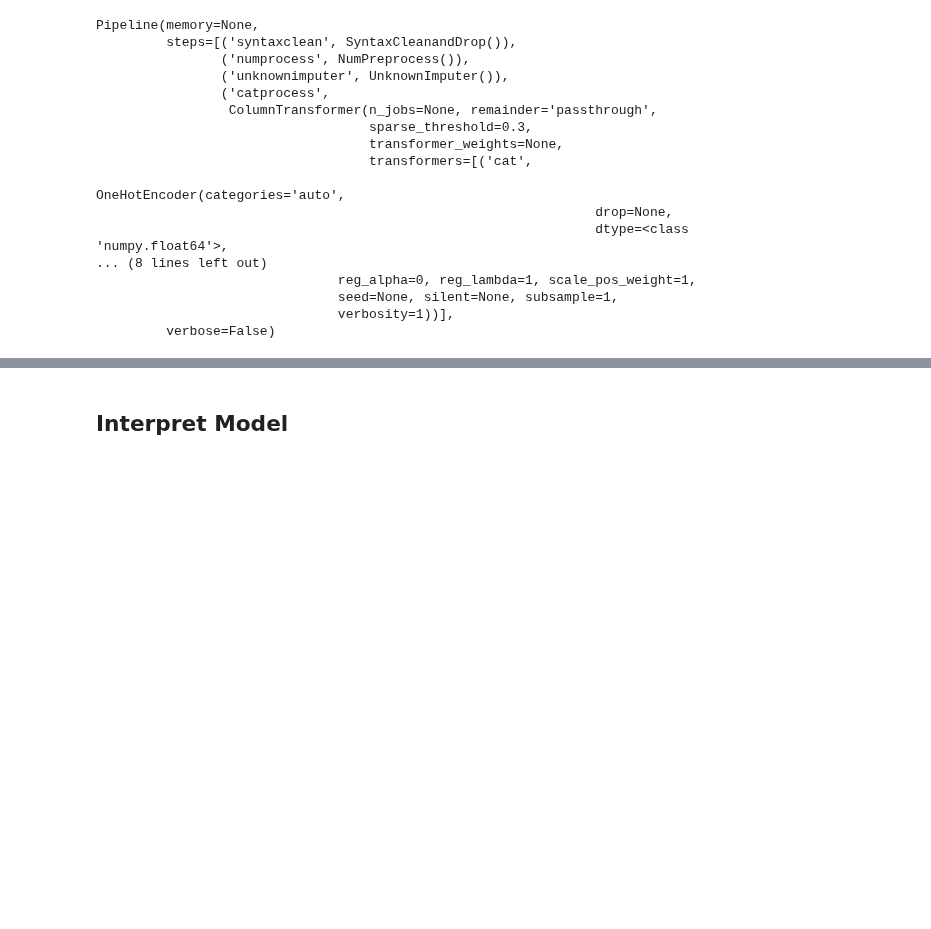
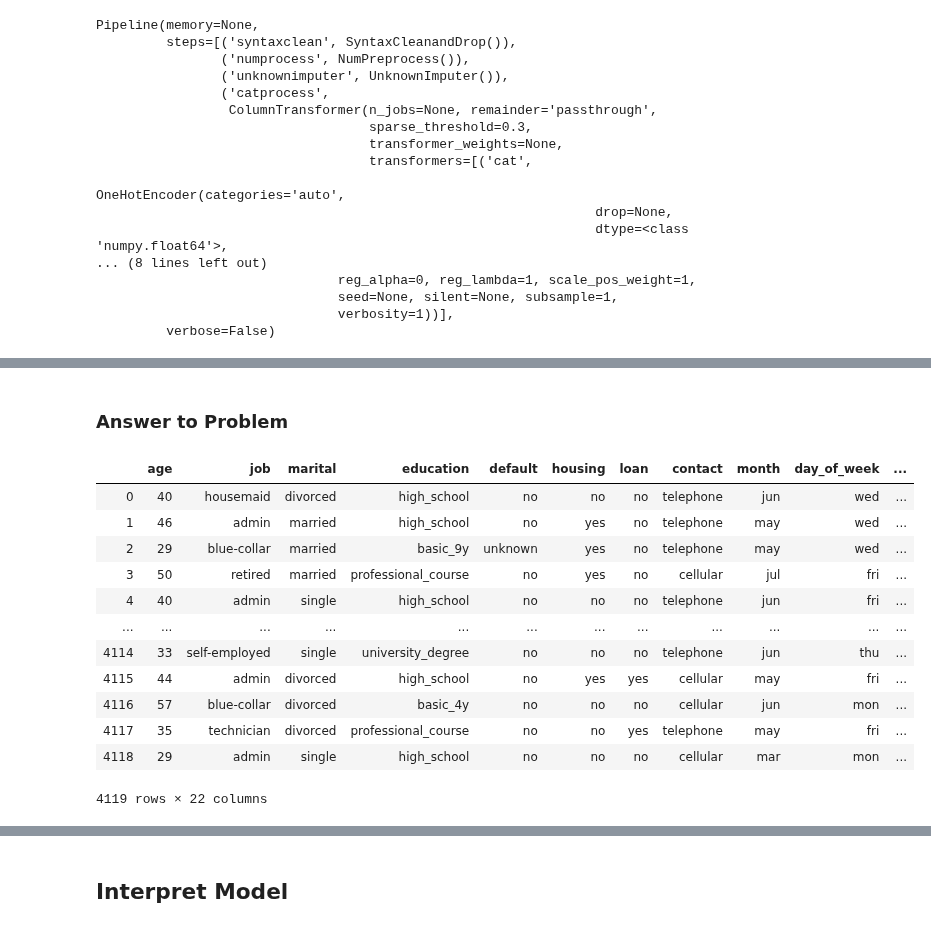
Before and after one commit to nadinezab/bank-marketing, a Jupyter notebook: bank-marketing.ipynb, the cells around one changed output, grey strips where cells are left out. Cells and saved outputs as stored; diff of their text form; code cells hidden in the pictures; blank space fills up the shorter version.

```diff
--- a/bank-marketing.ipynb
+++ b/bank-marketing.ipynb
@@ -1893,0 +1946,27 @@ Pipeline(memory=None,
+# %% [markdown]
+### Answer to Problem
+# %%
+pos_proba = full_pipeline.predict_proba(X_test)[:,1]
+pos_proba_s = pd.Series(pos_proba)
+
+test_set_with_proba = pd.concat([X_test, y_test, pos_proba_s], axis = 1)
+test_set_with_proba = test_set_with_proba.rename(columns = {0: 'yes_proba'})
+test_set_with_proba
+# %%
+test_set_with_proba = pd.concat([X_test, y_test, pos_proba_s], axis = 1)
+test_set_with_proba = test_set_with_proba.rename(columns = {0: 'yes_proba'})
+test_set_with_proba
+# %% [output]
+|  | age | job | marital | education | default | housing | loan | contact | month | day_of_week | ... |
+| 0 | 40 | housemaid | divorced | high_school | no | no | no | telephone | jun | wed | ... |
+| 1 | 46 | admin | married | high_school | no | yes | no | telephone | may | wed | ... |
+| 2 | 29 | blue-collar | married | basic_9y | unknown | yes | no | telephone | may | wed | ... |
+| 3 | 50 | retired | married | professional_course | no | yes | no | cellular | jul | fri | ... |
+| 4 | 40 | admin | single | high_school | no | no | no | telephone | jun | fri | ... |
+| ... | ... | ... | ... | ... | ... | ... | ... | ... | ... | ... | ... |
+| 4114 | 33 | self-employed | single | university_degree | no | no | no | telephone | jun | thu | ... |
+| 4115 | 44 | admin | divorced | high_school | no | yes | yes | cellular | may | fri | ... |
+| 4116 | 57 | blue-collar | divorced | basic_4y | no | no | no | cellular | jun | mon | ... |
+| 4117 | 35 | technician | divorced | professional_course | no | no | yes | telephone | may | fri | ... |
+| 4118 | 29 | admin | single | high_school | no | no | no | cellular | mar | mon | ... |
+4119 rows × 22 columns
```
Also changed, not shown: parts of 15 cells of this notebook.
